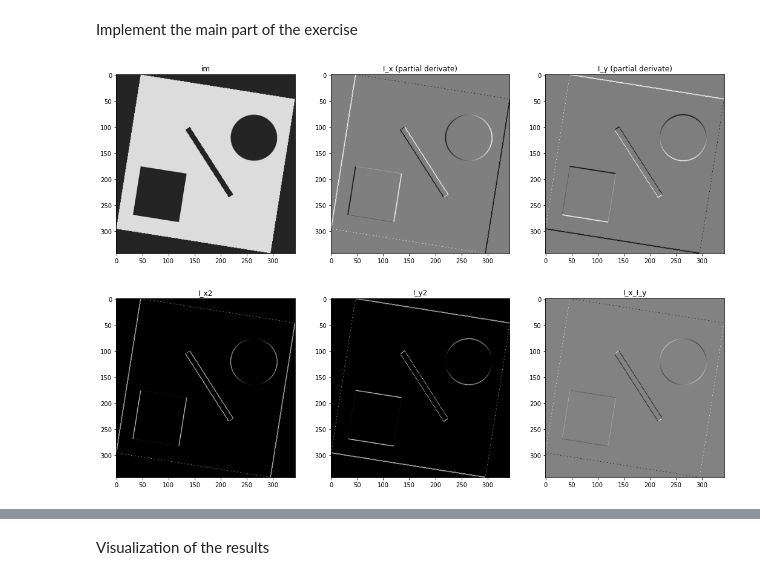
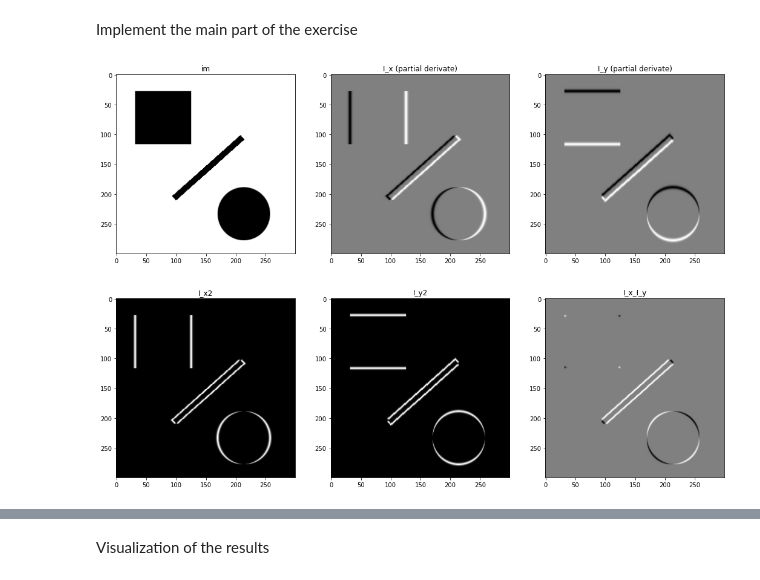
Before and after one commit to lukaszbinden/ethz-iacv-2020, a Jupyter notebook: exercise_1/1_harris.ipynb, the cells around one changed output, grey strips where cells are left out. Cells and saved outputs as stored; diff of their text form; code cells hidden in the pictures.

```diff
--- a/exercise_1/1_harris.ipynb
+++ b/exercise_1/1_harris.ipynb
@@ -64,30 +102,30 @@ Implement the main part of the exercise
 # %%
 # Define parameters
 sigma_w = 2.0
-sigma_d = 0.5
+sigma_d = 2.0
 kappa = 0.08
-rot_angle = 81
-thresh = 1000000  #8000
+rot_angle = 0
+thresh = 800  #8000
 
 # Read the image
 path = 'C:\\Users\\lukaszbinden\\git\\ethz-iacv-2020\\exercise_1\\'
 im = cv2.imread(path + 'CircleLineRect.png', 0)
 # im = cv2.imread(path + 'chessboard.png', 0)
 im = im.astype('float')
 
 # Rotation of the image
 if rot_angle != 0:
     im = rotate(im, rot_angle)
 
 # Implement Harris corners
 # Useful functions: gaussian_filter1d, gaussian_filter
 
 # 1) employing a two-dimensional isotropic Gaussian filter G_sigma_d and convolving its
 #    closed-form partial derivatives with I
 I_x = gaussian_filter1d(im, axis=1, sigma=sigma_d, order=1)
 I_y = gaussian_filter1d(im, axis=0, sigma=sigma_d, order=1)
 
 plot(im, I_x, I_y, "im", "I_x (partial derivate)", "I_y (partial derivate)")
 # %% [output]
-[figure, old version]
+[figure, new version]
 # %%
@@ -95,10 +133,10 @@ plot(im, I_x, I_y, "im", "I_x (partial derivate)", "I_y (partial derivate)")
-I_x2 = I_x * I_x
-I_y2 = I_y * I_y
+I_x2 = np.square(I_x)
+I_y2 = np.square(I_y)
 I_x_I_y = I_x * I_y
 
 plot(I_x2, I_y2, I_x_I_y, "I_x2", "I_y2", "I_x_I_y")
 # %% [output]
-[figure, old version]
+[figure, new version]
 # %%
 # 3) each of these second-order moments is smoothed isotropically with another two-dimensional Gaussian
 #    filter G_sigma_w, where in principle sigma_w > sigma_d.
```
Also changed, not shown: parts of 9 cells of this notebook, 9 other files.
